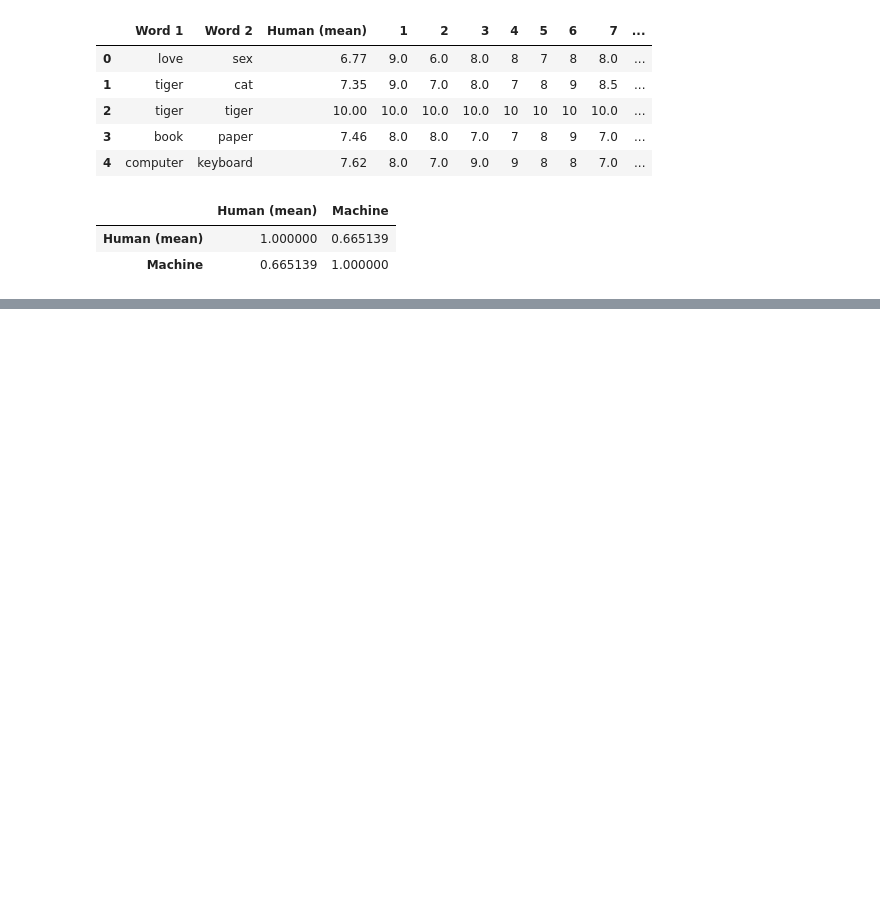
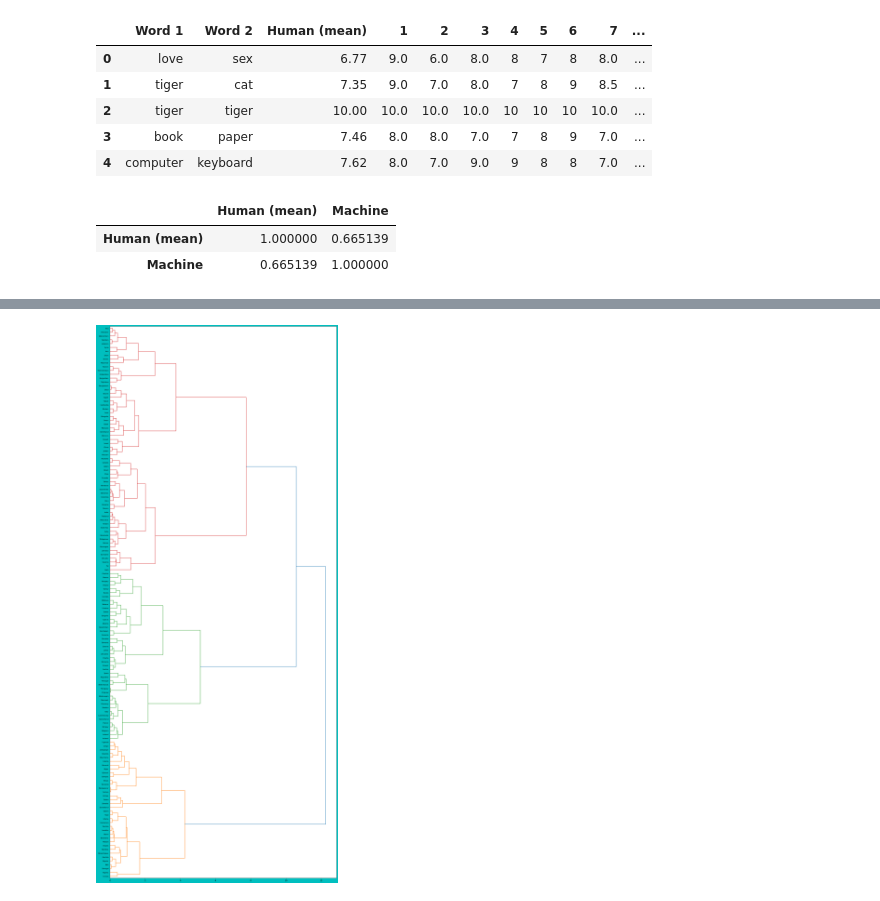
Before and after one commit to xhiroga/til, a Jupyter notebook: computer-science/nlp/nlp100/ch07.ipynb, the cells around one changed output, grey strips where cells are left out. Drawn from its saved outputs; the diff is of its cells as text; code cells hidden in the pictures; blank space fills up the shorter version.

```diff
--- a/computer-science/nlp/nlp100/ch07.ipynb
+++ b/computer-science/nlp/nlp100/ch07.ipynb
@@ -81,0 +262,26 @@ word_sim_df[['Human (mean)', 'Machine']].corr(method='spearman')
+# %%
+from sklearn.decomposition import PCA
+import plotly.express as px
+import pandas as pd
+
+world = pd.read_pickle("data/dst/world_obj.zip")
+
+pca = PCA(n_components=3)
+vector_3d = pd.DataFrame(pca.fit_transform(world["vector"].tolist()))
+
+fig = px.scatter_3d(vector_3d, x=0, y=1, z=2)
+fig.show()
+# %%
+import matplotlib.pyplot as plt
+import pandas as pd
+from scipy.cluster.hierarchy import dendrogram, linkage
+
+world = pd.read_pickle('data/dst/world_obj.zip')
+clustered = linkage(vector_3d.values.tolist(), method='ward', )
+plt.figure(figsize=(20, 50), dpi=100, facecolor='c')
+dendrogram(clustered, labels=world['name'].tolist(), leaf_font_size=8, orientation='right')
+plt.show()
+
+# それなりに納得感があるクラスタリングになっている。
+# %% [output]
+[figure, added]
```
Also changed, not shown: parts of 24 cells of this notebook, 3 other files.
